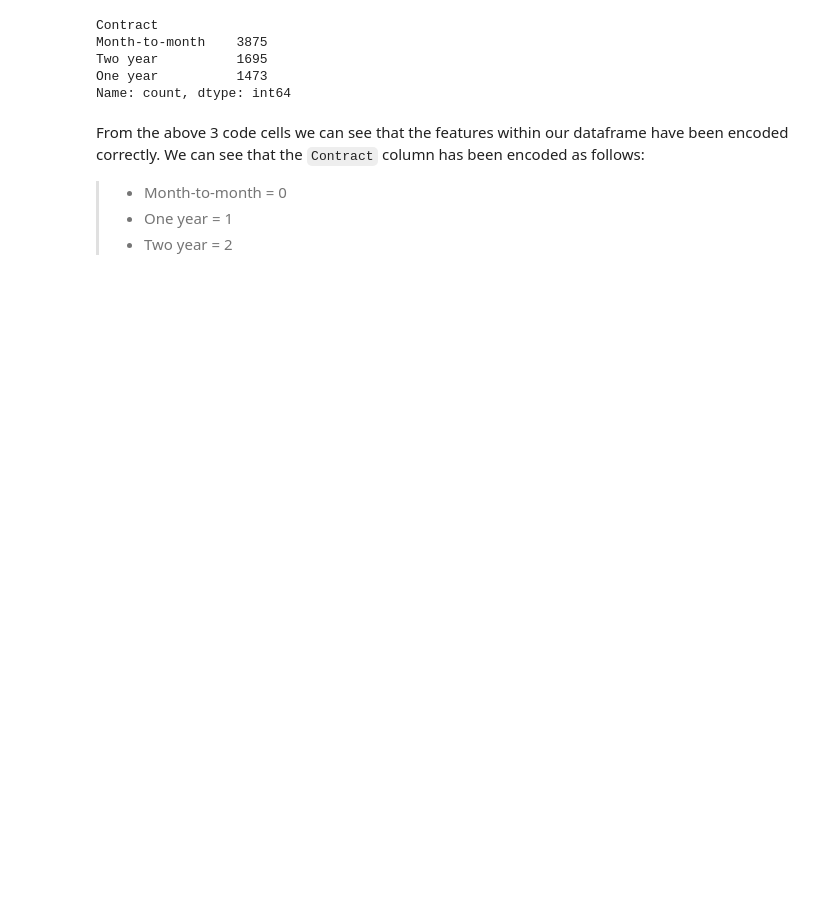
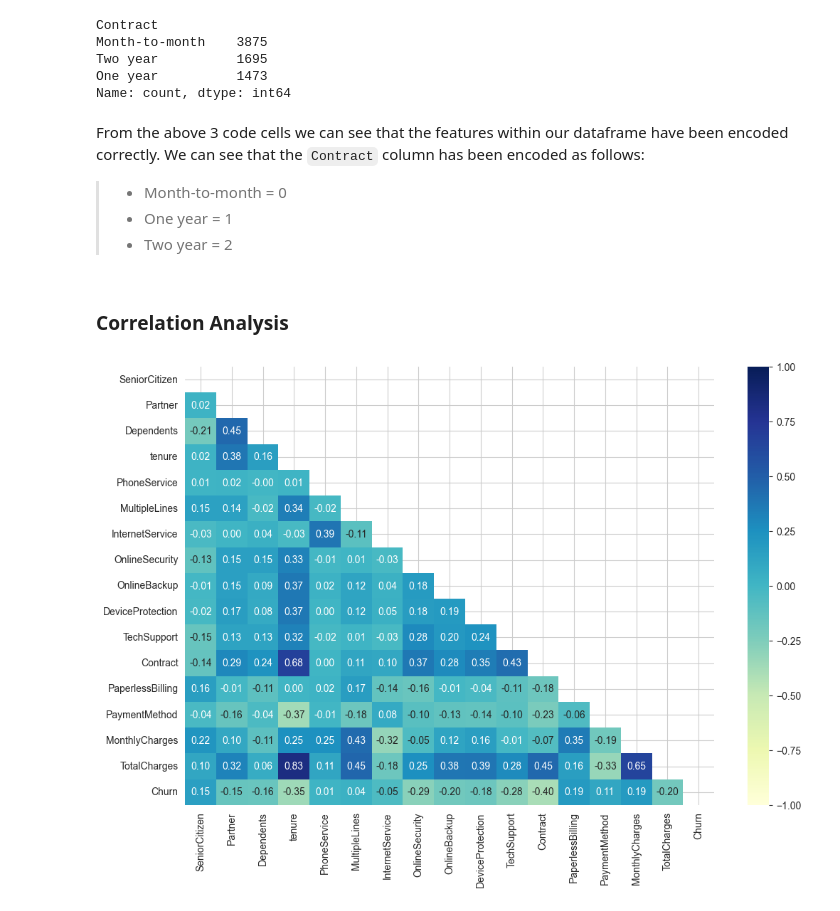
Before and after one commit to rongachoka/Customer_Churn_Analysis_EDA, a Jupyter notebook: index.ipynb, the cells around one changed output. Saved outputs shown, nothing was run; the diff lists cells and outputs as text; code cells hidden in the pictures; blank space fills up the shorter version.

```diff
--- a/index.ipynb
+++ b/index.ipynb
@@ -883,3 +952,20 @@ From the above 3 code cells we can see that the features within our dataframe ha
 > - Month-to-month = 0
 > - One year = 1
 > - Two year = 2
+# %% [markdown]
+### Correlation Analysis
+# %%
+# Correlation matrix
+corr = df1.corr()
+
+# Plotting heatmap
+plt.figure(figsize=(12,8))
+mask = np.triu(np.ones_like(corr))
+sns.heatmap(corr, annot=True,
+            cmap="YlGnBu",
+            mask=mask,
+            fmt=".2f",
+            vmin=-1,
+            vmax=1);
+# %% [output]
+[figure, added]
```
Also changed, not shown: parts of 28 cells of this notebook.
